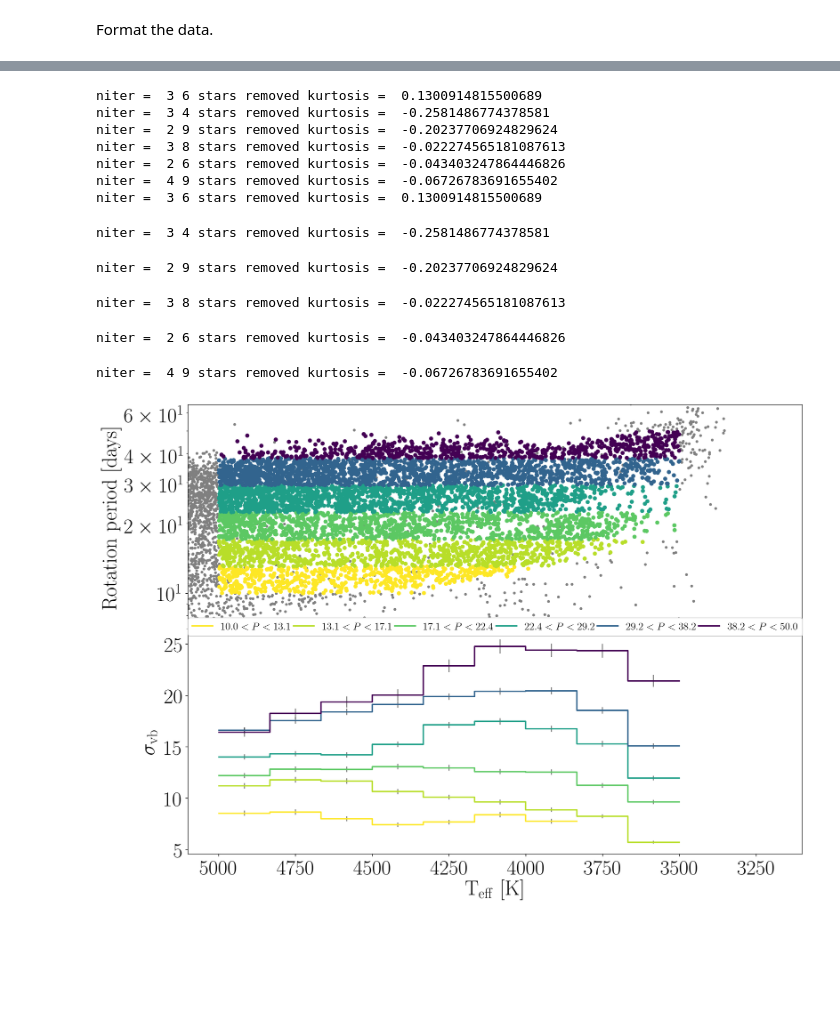
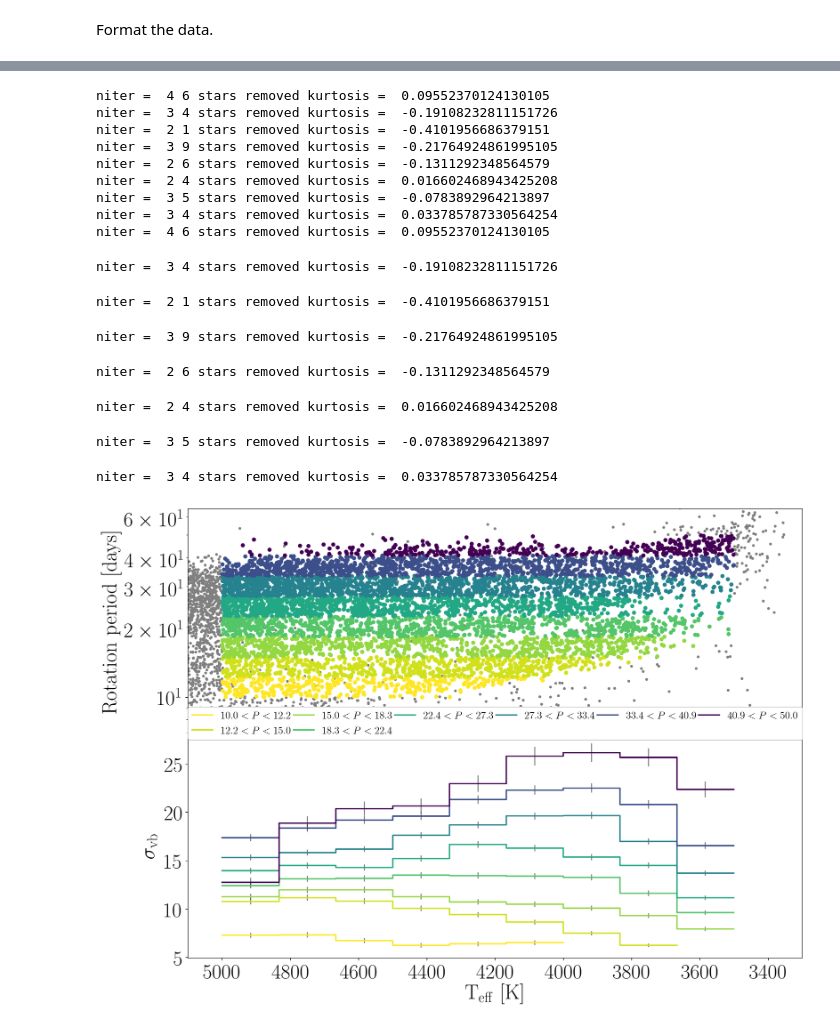
Before and after one commit to RuthAngus/kinematics-and-rotation, a Jupyter notebook: Main_figure.ipynb, the cells around one changed output, grey strips where cells are left out. Cells and saved outputs as stored; diff of their text form; code cells hidden in the pictures; blank space fills up the shorter version.

```diff
--- a/Main_figure.ipynb
+++ b/Main_figure.ipynb
@@ -36,8 +36,9 @@ print(np.shape(gaia_mc1.iloc[m]), "no faint stars")
 m &= gaia_mc1.age.values > .5
 print(np.shape(gaia_mc1.iloc[m]), "no rapid rotators")
 
-# Cut out very hot and very cold stars
-m &= (gaia_mc1.color_teffs.values < 5000) * (3500 < gaia_mc1.color_teffs.values)
+# Cut out very hot and very cold stars. The hot limit is usually 5000 and the cool usually 3500
+mint, maxt = 3500, 5000
+m &= (gaia_mc1.color_teffs.values < maxt) * (mint < gaia_mc1.color_teffs.values)
 print(np.shape(gaia_mc1.iloc[m]), "no hot or cold stars")
 
 gaia_mc = gaia_mc1.iloc[m]
@@ -71,7 +72,7 @@ y = gaia_mc.Prot.values
 v = gaia_mc.vb.values
 verr = gaia_mc.vb_err.values
 xerr = np.ones_like(x)*100
-xlim = (5100, 3100)
+xlim = (maxt + 100, mint - 200)
 
 tbins = np.linspace(min(x), max(x), 10)
 ds, derrs = [np.zeros((len(age_bins), len(tbins[:-1]))) for i in range(2)]
@@ -154,9 +155,11 @@ niter =  3 14 stars removed kurtosis =  0.048021436188922184
 # %% [markdown]
 Now make cuts in rotation period.
 # %%
-period_bins = 10**np.linspace(np.log10(10), np.log10(50), 7)
+period_bins = 10**np.linspace(np.log10(10), np.log10(50), 9)
 mid_period_bins = period_bins[:-1] + .5*np.diff(period_bins)
 period_masks = select_stars(gaia_mc, period_bins, "Prot")
+
+pds, pderrs = [np.zeros((len(period_bins), len(tbins[:-1]))) for i in range(2)]
 # %% [markdown]
 Set the color scale.
 # %%
@@ -201,6 +204,8 @@ for i, m in enumerate(period_masks):
                                      xerr[m][clipping_mask], verr[m][clipping_mask],
                             tbins, 1000, method="std")
     derr = err_on_sample_std_dev(d, len(x[m][clipping_mask]))
+    pds[i, :] = d
+    pderrs[i, :] = err_on_sample_std_dev(d, len(x[m][clipping_mask]))
 
     midbin = np.diff(tbins)*.5+tbins[:-1]
     cb2 = betterstep_scatter(tbins, d, rgba[i],
@@ -224,13 +231,17 @@ WARNING:matplotlib.axes._axes:'c' argument looks like a single numeric RGB or RG
-niter =  3 6 stars removed kurtosis =  0.1300914815500689
-niter =  3 4 stars removed kurtosis =  -0.2581486774378581
-niter =  2 9 stars removed kurtosis =  -0.20237706924829624
-niter =  3 8 stars removed kurtosis =  -0.022274565181087613
-niter =  2 6 stars removed kurtosis =  -0.043403247864446826
-niter =  4 9 stars removed kurtosis =  -0.06726783691655402
-niter =  3 6 stars removed kurtosis =  0.1300914815500689
+niter =  4 6 stars removed kurtosis =  0.09552370124130105
+niter =  3 4 stars removed kurtosis =  -0.19108232811151726
+niter =  2 1 stars removed kurtosis =  -0.4101956686379151
+niter =  3 9 stars removed kurtosis =  -0.21764924861995105
+niter =  2 6 stars removed kurtosis =  -0.1311292348564579
+niter =  2 4 stars removed kurtosis =  0.016602468943425208
+niter =  3 5 stars removed kurtosis =  -0.0783892964213897
+niter =  3 4 stars removed kurtosis =  0.033785787330564254
+niter =  4 6 stars removed kurtosis =  0.09552370124130105
-niter =  3 4 stars removed kurtosis =  -0.2581486774378581
+niter =  3 4 stars removed kurtosis =  -0.19108232811151726
-niter =  2 9 stars removed kurtosis =  -0.20237706924829624
+niter =  2 1 stars removed kurtosis =  -0.4101956686379151
-niter =  3 8 stars removed kurtosis =  -0.022274565181087613
+niter =  3 9 stars removed kurtosis =  -0.21764924861995105
-niter =  2 6 stars removed kurtosis =  -0.043403247864446826
+niter =  2 6 stars removed kurtosis =  -0.1311292348564579
-niter =  4 9 stars removed kurtosis =  -0.06726783691655402
+niter =  2 4 stars removed kurtosis =  0.016602468943425208
+niter =  3 5 stars removed kurtosis =  -0.0783892964213897
+niter =  3 4 stars removed kurtosis =  0.033785787330564254
-[figure, old version]
+[figure, new version]
```
Also changed, not shown: parts of 4 cells of this notebook, 4 other files.
